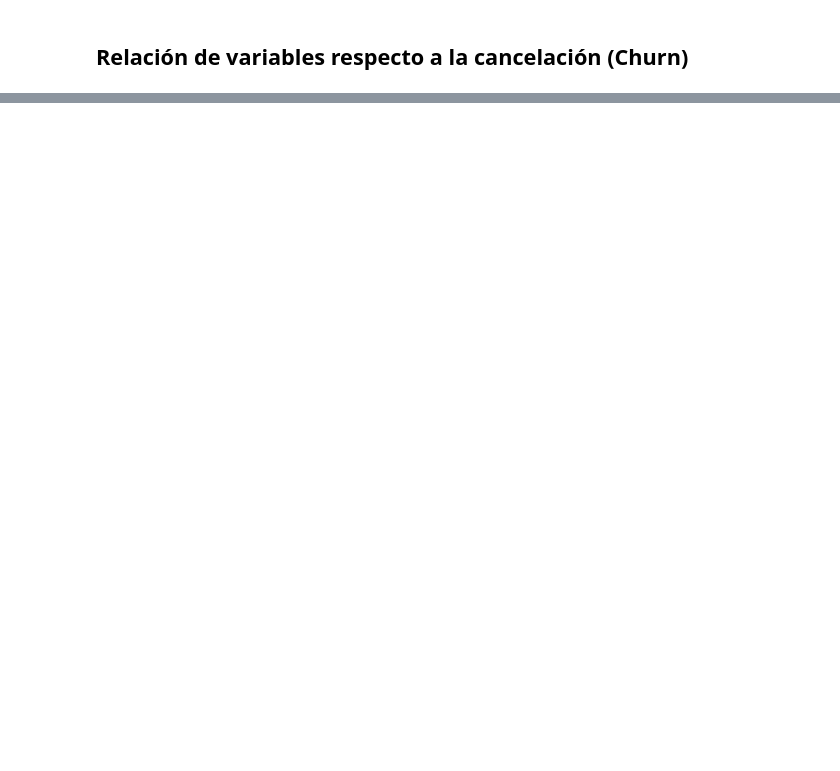
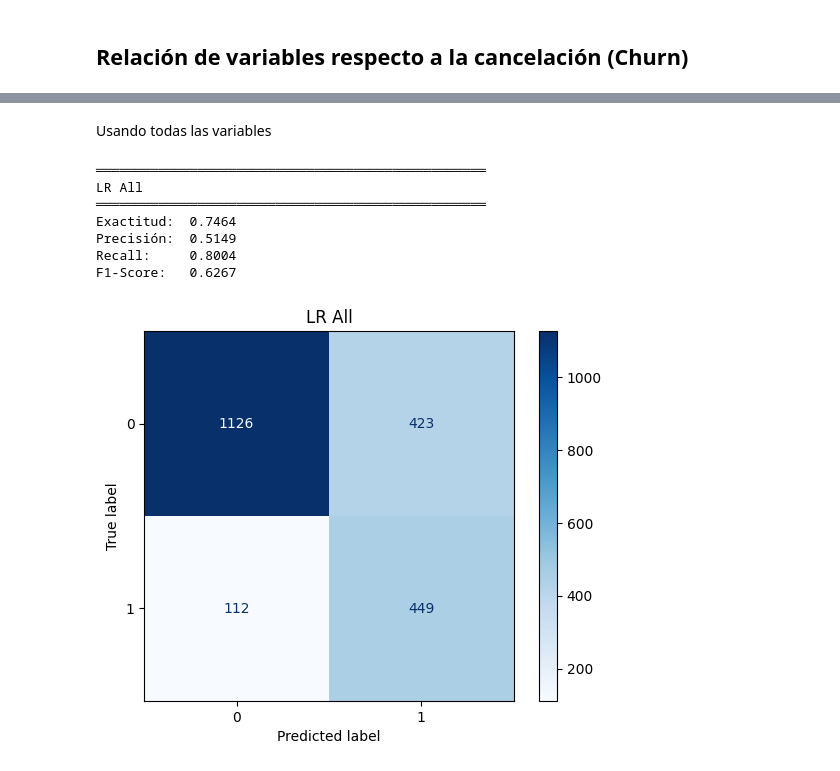
Before and after one commit to CristianRiascos/Alura-TelecomX-Parte2-Challenge, a Jupyter notebook: Challenge3.ipynb, the cells around one changed output, grey strips where cells are left out. Cells and saved outputs as stored; diff of their text form; code cells hidden in the pictures; blank space fills up the shorter version.

```diff
--- a/Challenge3.ipynb
+++ b/Challenge3.ipynb
@@ -178,0 +364,13 @@ fig.show()
+# %% [markdown]
+Usando todas las variables
+# %%
+evaluar_modelo("LR All", lr_all, X_test_scaled_all, y_test)
+# %% [output]
+══════════════════════════════════════════════════
+LR All
+══════════════════════════════════════════════════
+Exactitud:  0.7464
+Precisión:  0.5149
+Recall:     0.8004
+F1-Score:   0.6267
+[figure, added]
```
Also changed, not shown: parts of 39 cells of this notebook.
